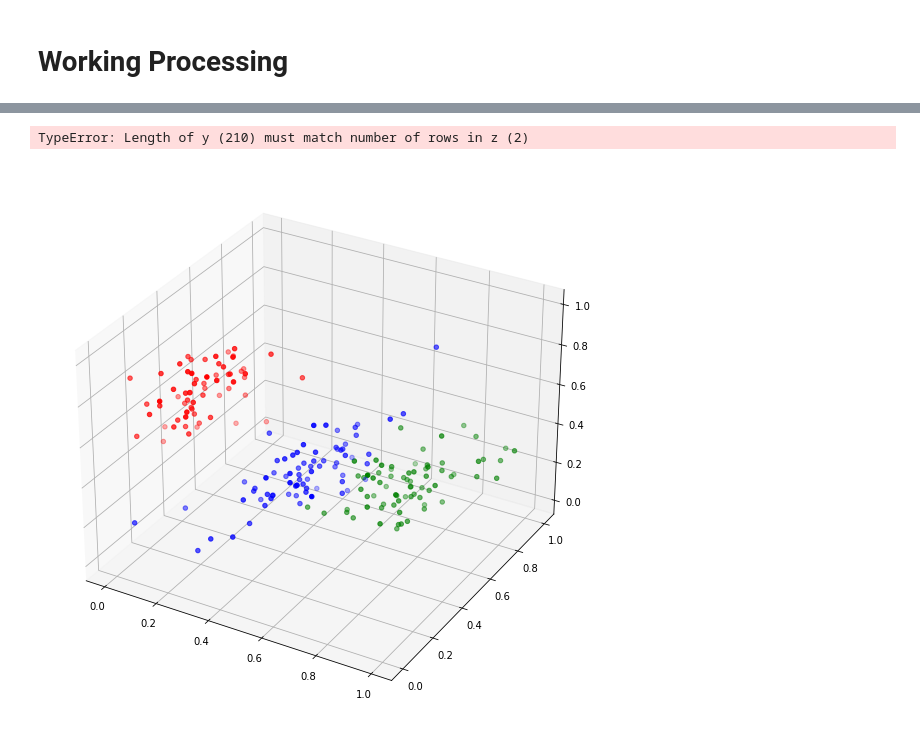
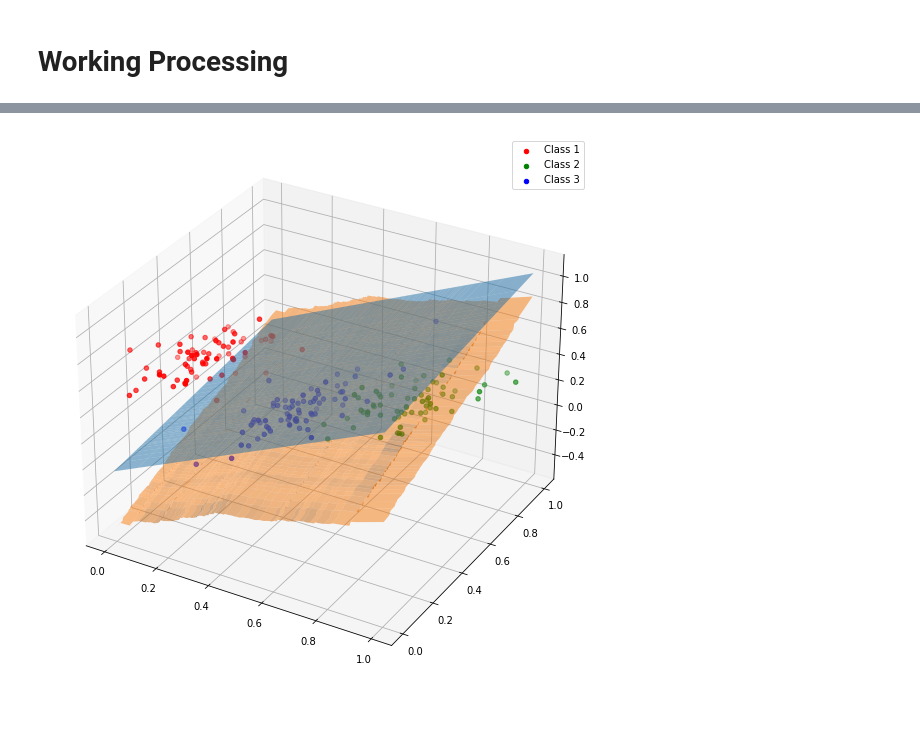
Before and after one commit to Ashirbad-Sarangi/gda, a Jupyter notebook: codes/multi_class_lda.ipynb, the cells around one changed output, grey strips where cells are left out. Drawn from its saved outputs; the diff is of its cells as text; code cells hidden in the pictures.

```diff
--- a/codes/multi_class_lda.ipynb
+++ b/codes/multi_class_lda.ipynb
@@ -169,23 +168,27 @@ hyperplane_c2_c3 = maths.array([-((w_c2_c3[0] * df_train['x1']) + w0_c2_c3)/w_c2
 # %%
 
 if len(df_raw.columns) == 3:
     figure = graph.figure(figsize=(10,10))
     graph.scatter(df_pos['x1'], df_pos['x2'], c = 'blue',label = 'Positive Class')
     graph.scatter(df_neg['x1'], df_neg['x2'], c = 'red', label = 'Negative Class')
     graph.title("Class")
     graph.xlabel("X1")
     graph.ylabel("X2")
     graph.legend()
     graph.show()
 elif len(df_raw.columns) == 4 :
+
+    xx_12, yy_12 = maths.meshgrid(df_train['x1'].sort_values(), df_train['x2'].sort_values())
+    xx_23, yy_23 = maths.meshgrid(df_train['x2'].sort_values(), df_train['x3'].sort_values())
+    z_12 = -(w_c1_c2[0] * xx + w_c1_c2[1] * yy + w0_c1_c2)/w_c1_c2[2]
+    z_23 = -(w_c2_c3[0] * xx + w_c2_c3[1] * yy + w0_c2_c3)/w_c2_c3[2]
     figure = graph.figure(figsize = (10,10))
     ax = figure.add_subplot(projection='3d')
     ax.scatter(df_c1['x1'],df_c1['x2'],df_c1['x3'],c = 'red',label = "Class 1")
     ax.scatter(df_c2['x1'],df_c2['x2'],df_c2['x3'],c = 'green',label = "Class 2")
     ax.scatter(df_c3['x1'],df_c3['x2'],df_c3['x3'],c = 'blue', label = "Class 3")
-    ax.contour(df_train['x1'],df_train['x2'],hyperplane_c1_c2,extend3d= True)
-    ax.contour(df_train['x1'],df_train['x2'],hyperplane_c2_c3,extend3d= True)
+    ax.plot_surface(xx_12,yy_12,z_12,alpha = 0.5)
+    ax.plot_surface(xx_23,yy_23,z_23,alpha = 0.5)
     ax.legend()
 # %% [output]
-TypeError: Length of y (210) must match number of rows in z (2)
-[figure, old version]
+[figure, new version]
```
Also changed, not shown: parts of 13 cells of this notebook.
